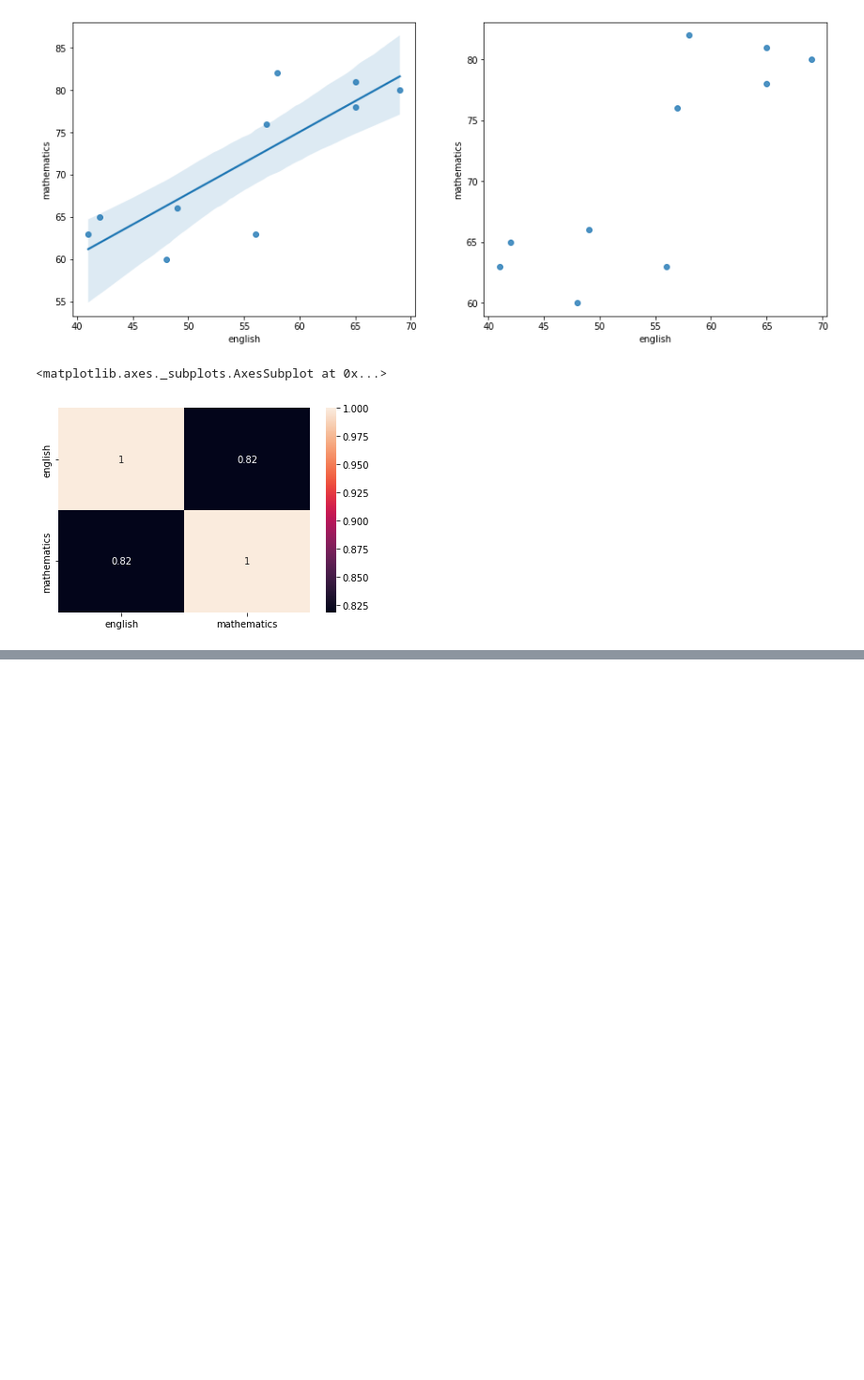
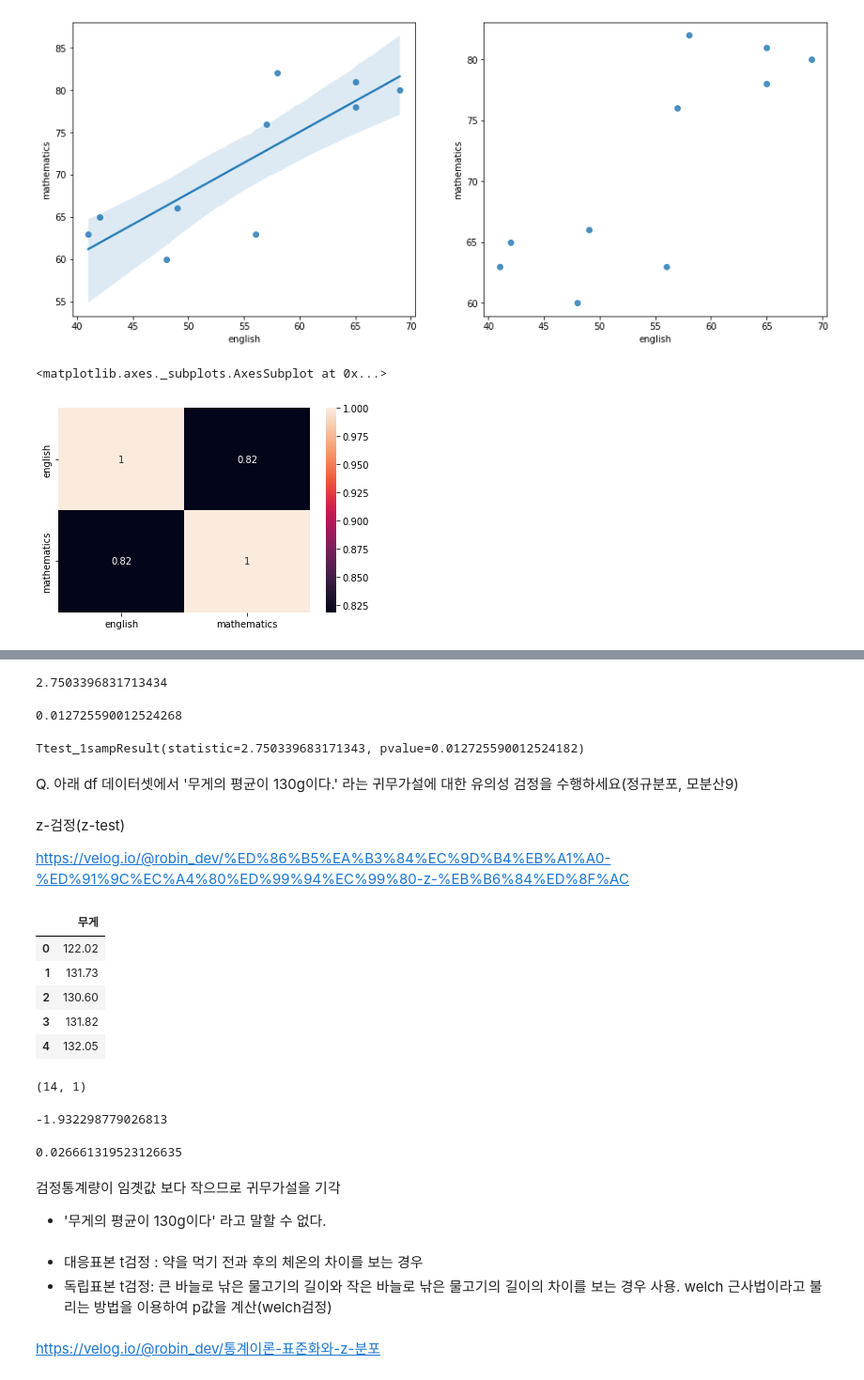
Before and after one commit to zzwony/Start_0920, a Jupyter notebook: 12_19_통계1.ipynb, the cells around one changed output, grey strips where cells are left out. Shown at 94% size. Saved outputs shown, nothing was run; the diff lists cells and outputs as text; code cells hidden in the pictures; blank space fills up the shorter version.

```diff
--- a/12_19_통계1.ipynb
+++ b/12_19_통계1.ipynb
@@ -835,0 +1019,64 @@ sns.heatmap(scores_df[['english', 'mathematics']].corr(), annot=True)
+# %%
+t_value = (mu-50) / se
+t_value
+# %% [output]
+2.7503396831713434
+# %%
+# p값(유의확률)이 유의수준 0.05보다 작으면 귀무가설 기각
+from scipy import stats
+alpha = stats.t.cdf(t_value, df=df)
+(1 - alpha) * 2
+# %% [output]
+0.012725590012524268
+# %%
+# t검정: t값, p값
+# p값(유의확률)이 유의수준 0.05보다 작으므로 귀무가설 기각
+# '과자의 무게는 50g이 아니다'라고 할 수 있다.
+stats.ttest_1samp(jfood, 50)
+# %% [output]
+Ttest_1sampResult(statistic=2.750339683171343, pvalue=0.012725590012524182)
+# %% [markdown]
+ Q. 아래 df 데이터셋에서 '무게의 평균이 130g이다.'
+라는 귀무가설에 대한 유의성 검정을 수행하세요(정규분포, 모분산9)
+# %% [markdown]
+z-검정(z-test)
+
+https://velog.io/@robin_dev/%ED%86%B5%EA%B3%84%EC%9D%B4%EB%A1%A0-%ED%91%9C%EC%A4%80%ED%99%94%EC%99%80-z-%EB%B6%84%ED%8F%AC
+# %%
+import pandas as pd
+df = pd.read_csv('/content/drive/MyDrive/ch11_potato.csv')
+df.head()
+# %% [output]
+|  | 무게 |
+| 0 | 122.02 |
+| 1 | 131.73 |
+| 2 | 130.60 |
+| 3 | 131.82 |
+| 4 | 132.05 |
+# %%
+df.shape
+# %% [output]
+(14, 1)
+# %%
+# 정규분포 사용하라고 했으니 z검정을 해야한다.
+sample = df.무게
+s_mean = np.mean(sample)
+z = (s_mean - 130) / np.sqrt(9/14)
+
+rv = stats.norm()
+rv.isf(0.95)  ## 생존함수의 역함수, 생존함수 = 1 - 누적분포함수
+
+print(z)
+rv.cdf(z)
+# %% [output]
+-1.932298779026813
+0.026661319523126635
+# %% [markdown]
+검정통계량이 임곗값 보다 작으므로 귀무가설을 기각
+
+- '무게의 평균이 130g이다' 라고 말할 수 없다.
+# %% [markdown]
+- 대응표본 t검정 : 약을 먹기 전과 후의 체온의 차이를 보는 경우
+- 독립표본 t검정: 큰 바늘로 낚은 물고기의 길이와 작은 바늘로 낚은 물고기의 길이의 차이를 보는 경우 사용. welch 근사법이라고 불리는 방법을 이용하여 p값을 계산(welch검정)
+# %% [markdown]
+https://velog.io/@robin_dev/통계이론-표준화와-z-분포
```
Also changed, not shown: parts of 21 cells of this notebook.
